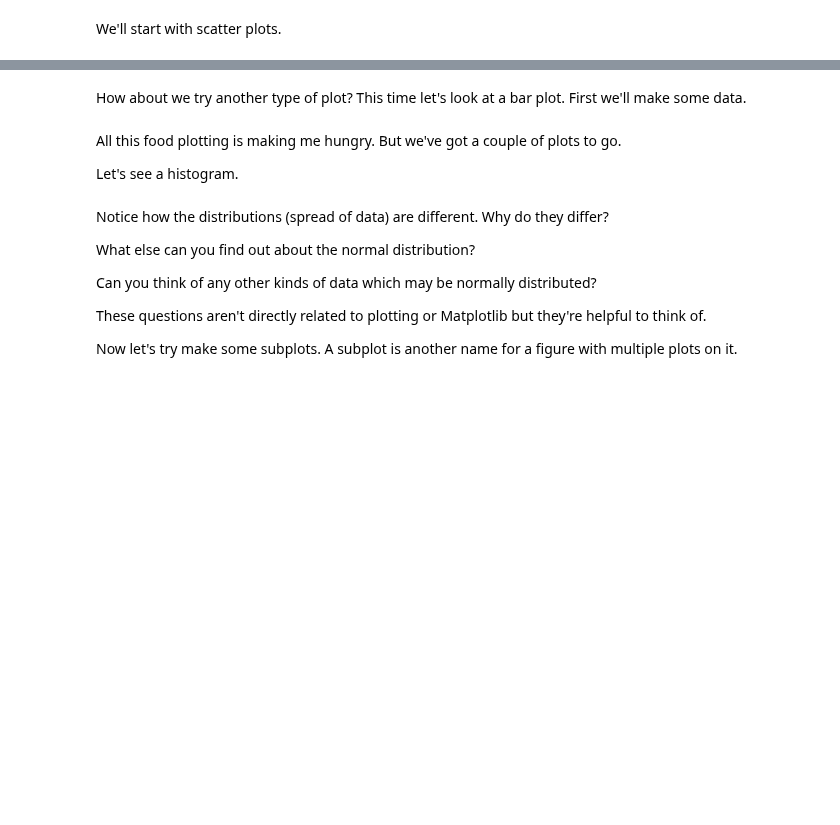
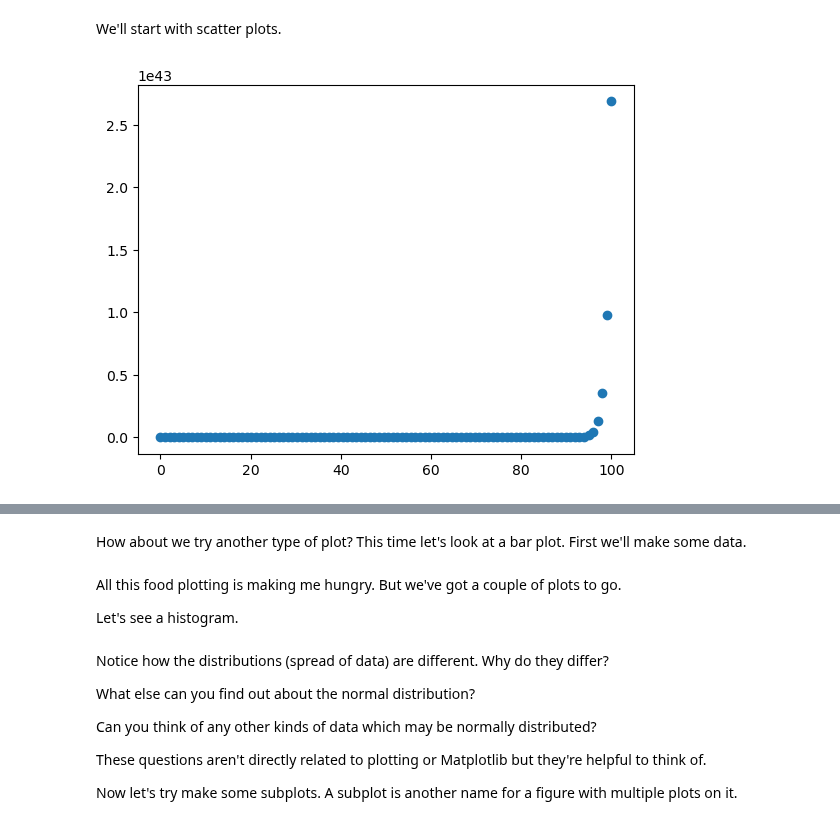
Before and after one commit to FairozAhmadSheikh/Machine_and_Deep_Learning_Basic_To_Advance, a Jupyter notebook: Exercises/matplotlib-exercises.ipynb, the cells around one changed output, grey strips where cells are left out. Cells and saved outputs as stored; diff of their text form; code cells hidden in the pictures; blank space fills up the shorter version.

```diff
--- a/Exercises/matplotlib-exercises.ipynb
+++ b/Exercises/matplotlib-exercises.ipynb
@@ -88,5 +113,9 @@ To help us, we'll import NumPy.
 We'll start with scatter plots.
 # %%
 # Create a scatter plot of X versus the exponential of X (np.exp(X))
+fig,ax=plt.subplots()
+ax.scatter(X,np.exp(X));
+# %% [output]
+[figure, added]
 # %%
 # Create a scatter plot of X versus np.sin(X)
```
Also changed, not shown: parts of 5 cells of this notebook.
